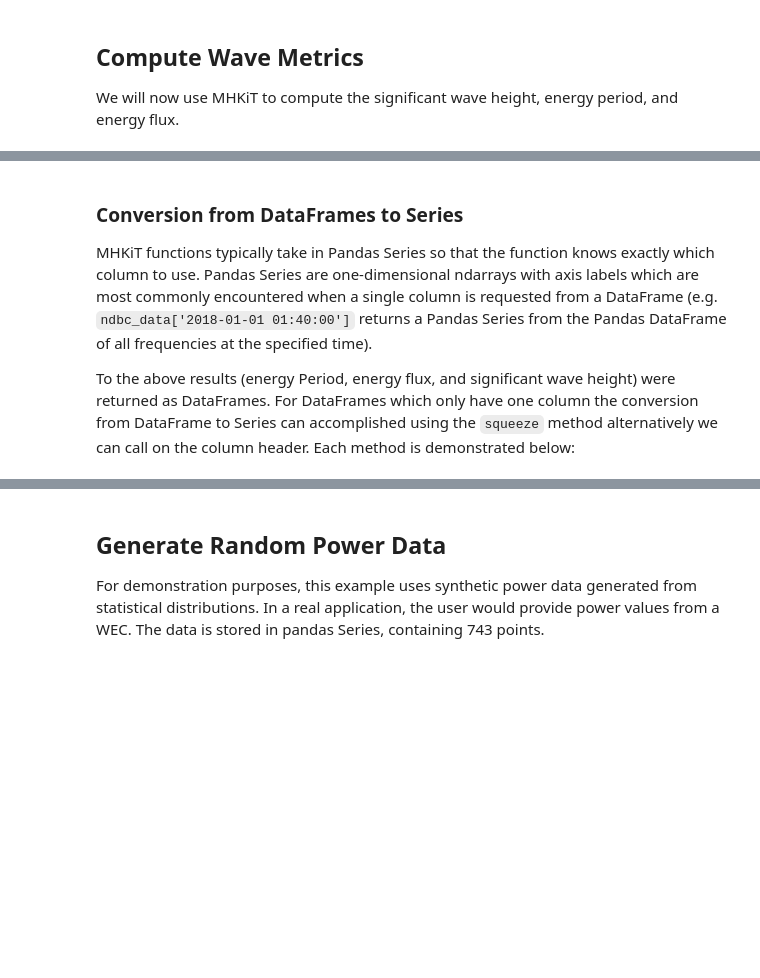
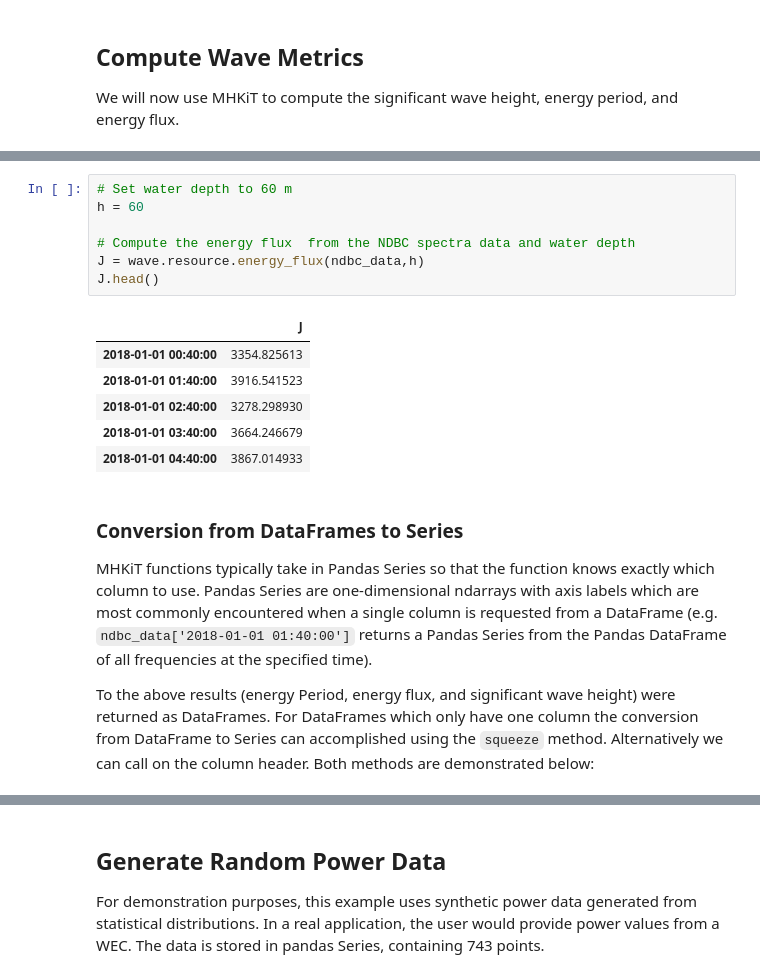
Before and after one commit to MHKiT-Software/MHKiT-Python, a Jupyter notebook: examples/wave_example.ipynb, the cells around one changed output, grey strips where cells are left out. Saved outputs shown, nothing was run; the diff lists cells and outputs as text; blank space fills up the shorter version.

```diff
--- a/examples/wave_example.ipynb
+++ b/examples/wave_example.ipynb
@@ -82,5 +69,19 @@ print(Hm0)
+# %%
+# Set water depth to 60 m
+h = 60
+
+# Compute the energy flux  from the NDBC spectra data and water depth
+J = wave.resource.energy_flux(ndbc_data,h)
+J.head()
+# %% [output]
+|  | J |
+| 2018-01-01 00:40:00 | 3354.825613 |
+| 2018-01-01 01:40:00 | 3916.541523 |
+| 2018-01-01 02:40:00 | 3278.298930 |
+| 2018-01-01 03:40:00 | 3664.246679 |
+| 2018-01-01 04:40:00 | 3867.014933 |
 # %% [markdown]
 ### Conversion from DataFrames to Series
 MHKiT functions typically take in Pandas Series so that the function knows exactly which column to use. Pandas Series are one-dimensional ndarrays with axis labels which are most commonly encountered when a single column is requested from a DataFrame (e.g. `ndbc_data['2018-01-01 01:40:00']` returns a Pandas Series from the Pandas DataFrame of all frequencies at the specified time).
 
-To the above results (energy Period, energy flux, and significant wave height) were returned as DataFrames. For DataFrames which only have one column the conversion from DataFrame to Series can accomplished using the `squeeze` method alternatively we can call on the column header. Each method is demonstrated below:
+To the above results (energy Period, energy flux, and significant wave height) were returned as DataFrames. For DataFrames which only have one column the conversion from DataFrame to Series can accomplished using the `squeeze` method. Alternatively we can call on the column header. Both methods are demonstrated below:
```
Also changed, not shown: parts of 11 cells of this notebook, 3 other files.
